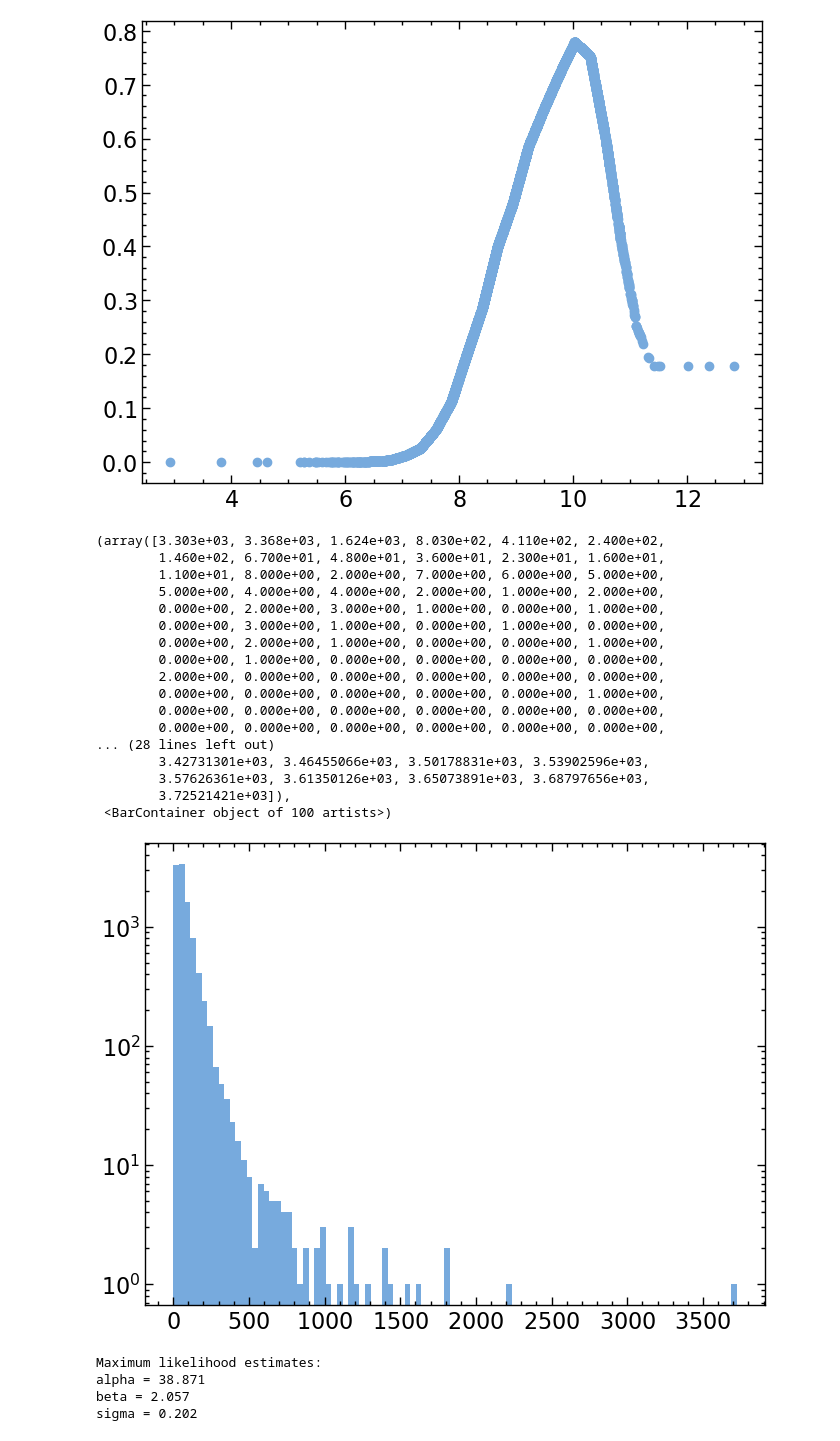
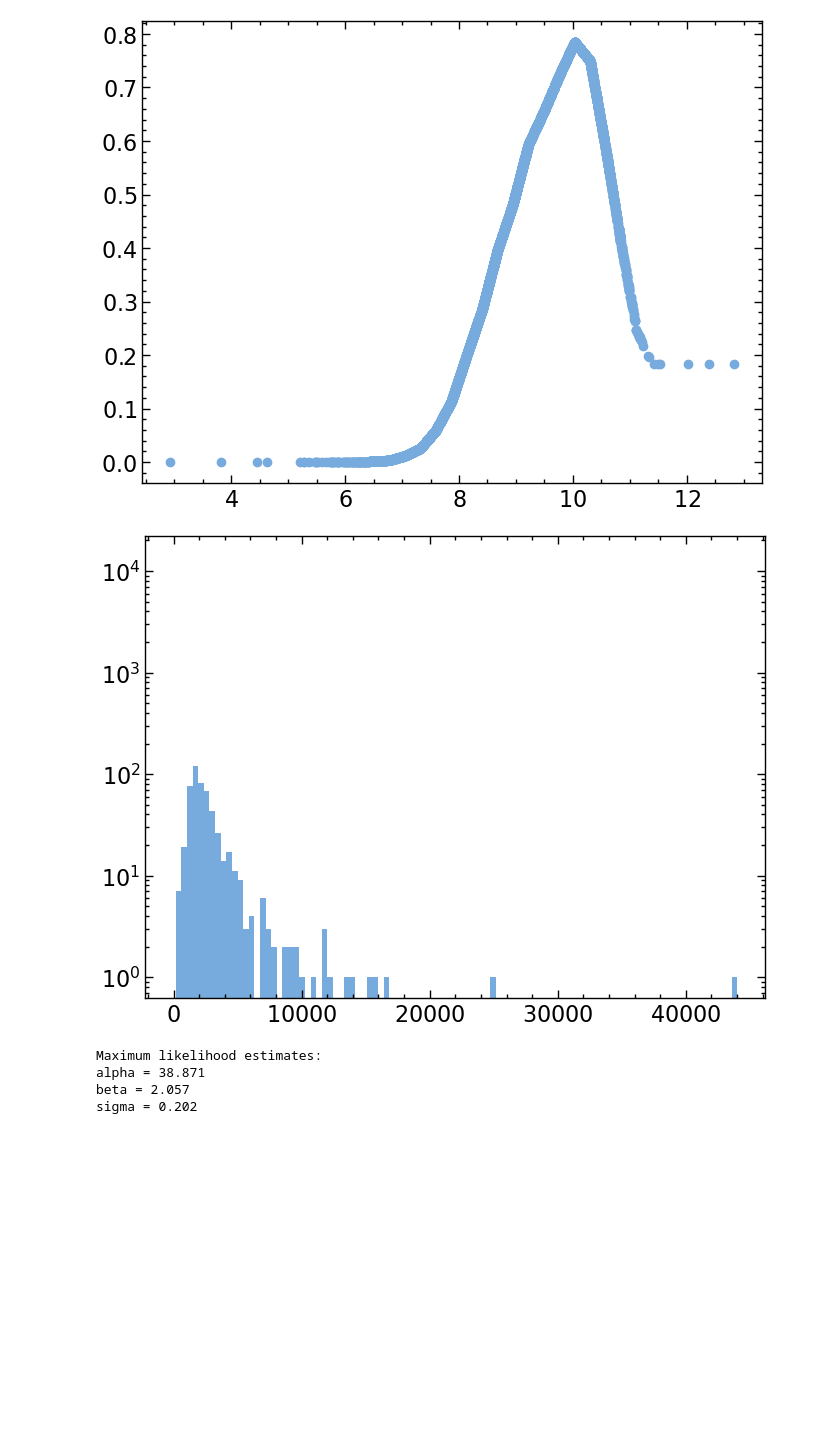
Before and after one commit to burke86/imbh_demographics, a Jupyter notebook: xray.ipynb, the cells around one changed output. Cells and saved outputs as stored; diff of their text form; code cells hidden in the pictures; blank space fills up the shorter version.

```diff
--- a/xray.ipynb
+++ b/xray.ipynb
@@ -1102,26 +1140,10 @@ y = y-yp
 [1. 1. 1. ... 1. 1. 1.]
 [figure]
 # %%
-plt.hist(d25[d25<1e4], bins=100, log=True)
+plt.hist(d25[mask_nod25]*60, log=True, bins=100)
+plt.hist(data_50Mpc['d25'], log=True, bins=100, zorder=-1);
 # %% [output]
-(array([3.303e+03, 3.368e+03, 1.624e+03, 8.030e+02, 4.110e+02, 2.400e+02,
-        1.460e+02, 6.700e+01, 4.800e+01, 3.600e+01, 2.300e+01, 1.600e+01,
-        1.100e+01, 8.000e+00, 2.000e+00, 7.000e+00, 6.000e+00, 5.000e+00,
-        5.000e+00, 4.000e+00, 4.000e+00, 2.000e+00, 1.000e+00, 2.000e+00,
-        0.000e+00, 2.000e+00, 3.000e+00, 1.000e+00, 0.000e+00, 1.000e+00,
-        0.000e+00, 3.000e+00, 1.000e+00, 0.000e+00, 1.000e+00, 0.000e+00,
-        0.000e+00, 2.000e+00, 1.000e+00, 0.000e+00, 0.000e+00, 1.000e+00,
-        0.000e+00, 1.000e+00, 0.000e+00, 0.000e+00, 0.000e+00, 0.000e+00,
-        2.000e+00, 0.000e+00, 0.000e+00, 0.000e+00, 0.000e+00, 0.000e+00,
-        0.000e+00, 0.000e+00, 0.000e+00, 0.000e+00, 0.000e+00, 1.000e+00,
-        0.000e+00, 0.000e+00, 0.000e+00, 0.000e+00, 0.000e+00, 0.000e+00,
-        0.000e+00, 0.000e+00, 0.000e+00, 0.000e+00, 0.000e+00, 0.000e+00,
-... (28 lines left out)
-        3.42731301e+03, 3.46455066e+03, 3.50178831e+03, 3.53902596e+03,
-        3.57626361e+03, 3.61350126e+03, 3.65073891e+03, 3.68797656e+03,
-        3.72521421e+03]),
- <BarContainer object of 100 artists>)
-[figure, old version]
+[figure, new version]
 # %%
 
 
```
Also changed, not shown: parts of 20 cells of this notebook, 1 other file.
